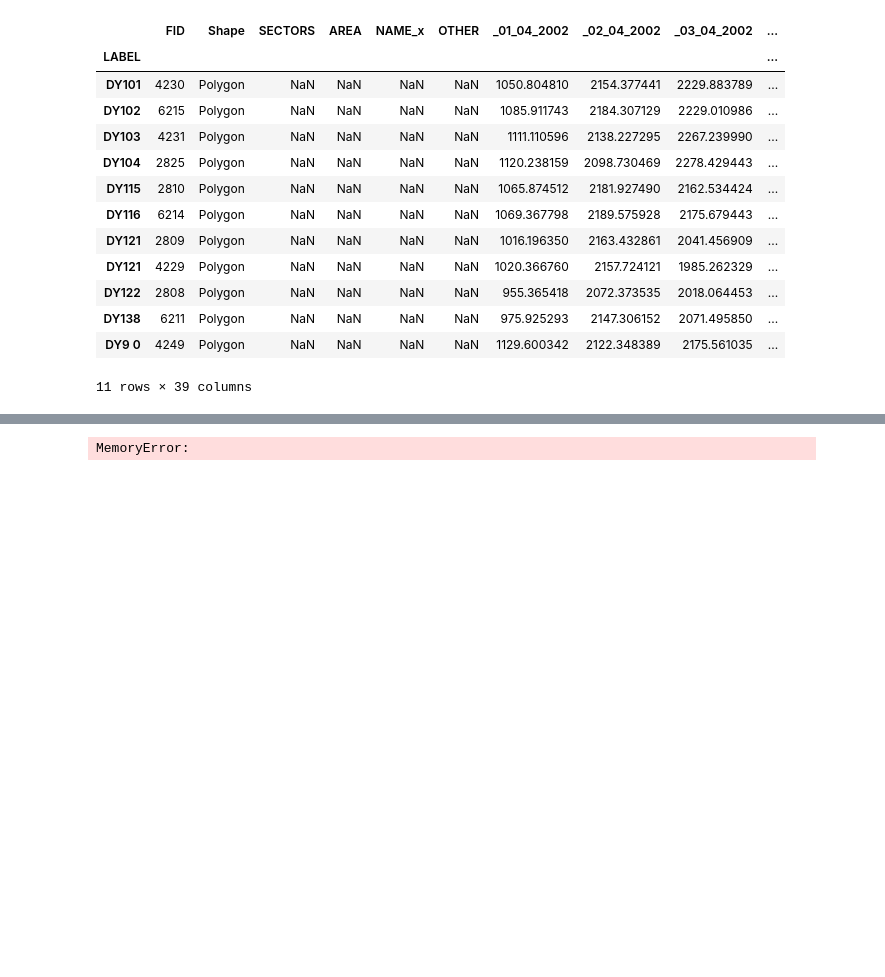
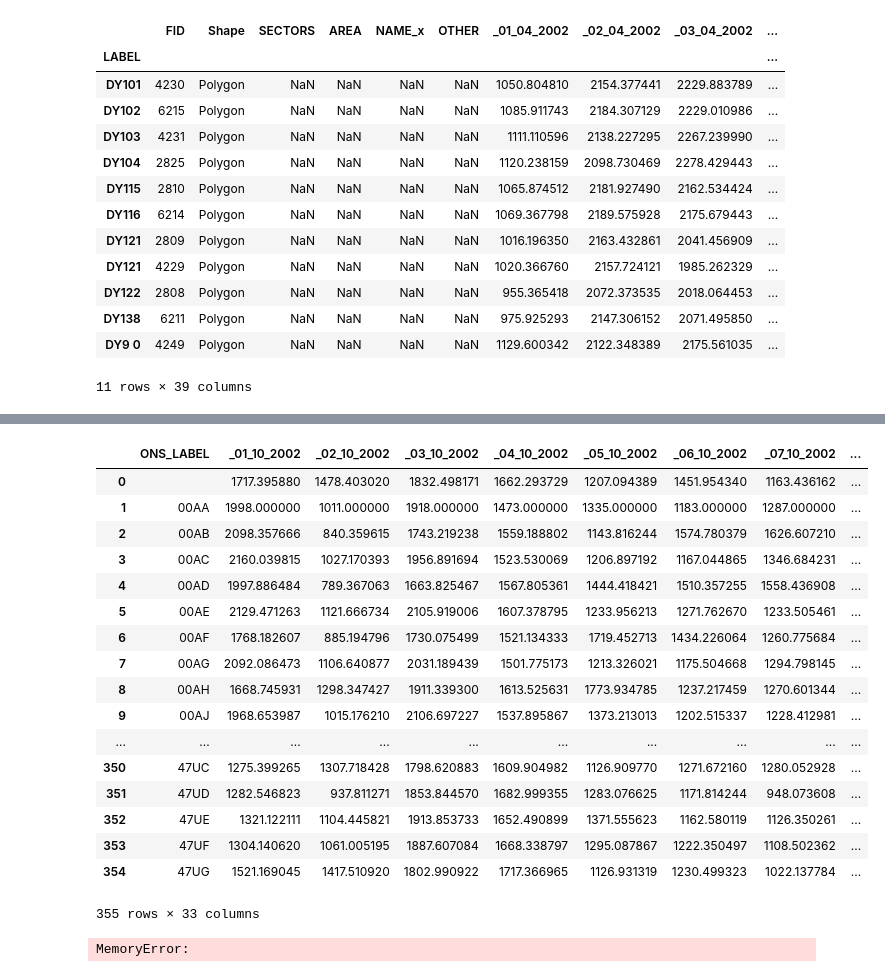
Before and after one commit to annalisasheehan/ICL_Diabetes, a Jupyter notebook: UV_postcode_district.ipynb, the cells around one changed output, grey strips where cells are left out. Saved outputs shown, nothing was run; the diff lists cells and outputs as text; code cells hidden in the pictures; blank space fills up the shorter version.

```diff
--- a/UV_postcode_district.ipynb
+++ b/UV_postcode_district.ipynb
@@ -151,0 +231,35 @@ Apr03_av['avg'] = Apr03_av[['_01_04_2002','_02_04_2002','_03_04_2002','_04_04_20
+# %%
+Oct02_av = Oct02_LAD.groupby('ONS_LABEL', as_index=False)['_01_10_2002','_02_10_2002','_03_10_2002','_04_10_2002','_05_10_2002',
+                                                         '_06_10_2002','_07_10_2002','_08_10_2002','_09_10_2002','_10_10_2002',
+                                                         '_11_10_2002','_12_10_2002','_13_10_2002','_14_10_2002','_15_10_2002',
+                                                          '_16_10_2002','_17_10_2002','_18_10_2002','_19_10_2002','_20_10_2002',
+                                                         '_21_10_2002','_22_10_2002','_23_10_2002','_24_10_2002','_25_10_2002',
+                                                         '_26_10_2002','_27_10_2002','_28_10_2002','_29_10_2002','_30_10_2002',
+                                                         '_31_10_2002'].mean()
+# %%
+Oct02_av['avg'] = Oct02_av[['_01_10_2002','_02_10_2002','_03_10_2002','_04_10_2002','_05_10_2002','_06_10_2002','_07_10_2002',
+                            '_08_10_2002','_09_10_2002','_10_10_2002','_11_10_2002','_12_10_2002','_13_10_2002','_14_10_2002',
+                            '_15_10_2002','_16_10_2002','_17_10_2002','_18_10_2002','_19_10_2002','_20_10_2002','_21_10_2002',
+                            '_22_10_2002','_23_10_2002','_24_10_2002','_25_10_2002','_26_10_2002','_27_10_2002','_28_10_2002',
+                            '_29_10_2002','_30_10_2002','_31_10_2002']].mean(axis=1)
+# %%
+Oct02_av
+# %% [output]
+|  | ONS_LABEL | _01_10_2002 | _02_10_2002 | _03_10_2002 | _04_10_2002 | _05_10_2002 | _06_10_2002 | _07_10_2002 | ... |
+| 0 |  | 1717.395880 | 1478.403020 | 1832.498171 | 1662.293729 | 1207.094389 | 1451.954340 | 1163.436162 | ... |
+| 1 | 00AA | 1998.000000 | 1011.000000 | 1918.000000 | 1473.000000 | 1335.000000 | 1183.000000 | 1287.000000 | ... |
+| 2 | 00AB | 2098.357666 | 840.359615 | 1743.219238 | 1559.188802 | 1143.816244 | 1574.780379 | 1626.607210 | ... |
+| 3 | 00AC | 2160.039815 | 1027.170393 | 1956.891694 | 1523.530069 | 1206.897192 | 1167.044865 | 1346.684231 | ... |
+| 4 | 00AD | 1997.886484 | 789.367063 | 1663.825467 | 1567.805361 | 1444.418421 | 1510.357255 | 1558.436908 | ... |
+| 5 | 00AE | 2129.471263 | 1121.666734 | 2105.919006 | 1607.378795 | 1233.956213 | 1271.762670 | 1233.505461 | ... |
+| 6 | 00AF | 1768.182607 | 885.194796 | 1730.075499 | 1521.134333 | 1719.452713 | 1434.226064 | 1260.775684 | ... |
+| 7 | 00AG | 2092.086473 | 1106.640877 | 2031.189439 | 1501.775173 | 1213.326021 | 1175.504668 | 1294.798145 | ... |
+| 8 | 00AH | 1668.745931 | 1298.347427 | 1911.339300 | 1613.525631 | 1773.934785 | 1237.217459 | 1270.601344 | ... |
+| 9 | 00AJ | 1968.653987 | 1015.176210 | 2106.697227 | 1537.895867 | 1373.213013 | 1202.515337 | 1228.412981 | ... |
+| ... | ... | ... | ... | ... | ... | ... | ... | ... | ... |
+| 350 | 47UC | 1275.399265 | 1307.718428 | 1798.620883 | 1609.904982 | 1126.909770 | 1271.672160 | 1280.052928 | ... |
+| 351 | 47UD | 1282.546823 | 937.811271 | 1853.844570 | 1682.999355 | 1283.076625 | 1171.814244 | 948.073608 | ... |
+| 352 | 47UE | 1321.122111 | 1104.445821 | 1913.853733 | 1652.490899 | 1371.555623 | 1162.580119 | 1126.350261 | ... |
+| 353 | 47UF | 1304.140620 | 1061.005195 | 1887.607084 | 1668.338797 | 1295.087867 | 1222.350497 | 1108.502362 | ... |
+| 354 | 47UG | 1521.169045 | 1417.510920 | 1802.990922 | 1717.366965 | 1126.931319 | 1230.499323 | 1022.137784 | ... |
+355 rows × 33 columns
```
Also changed, not shown: parts of 7 cells of this notebook.
